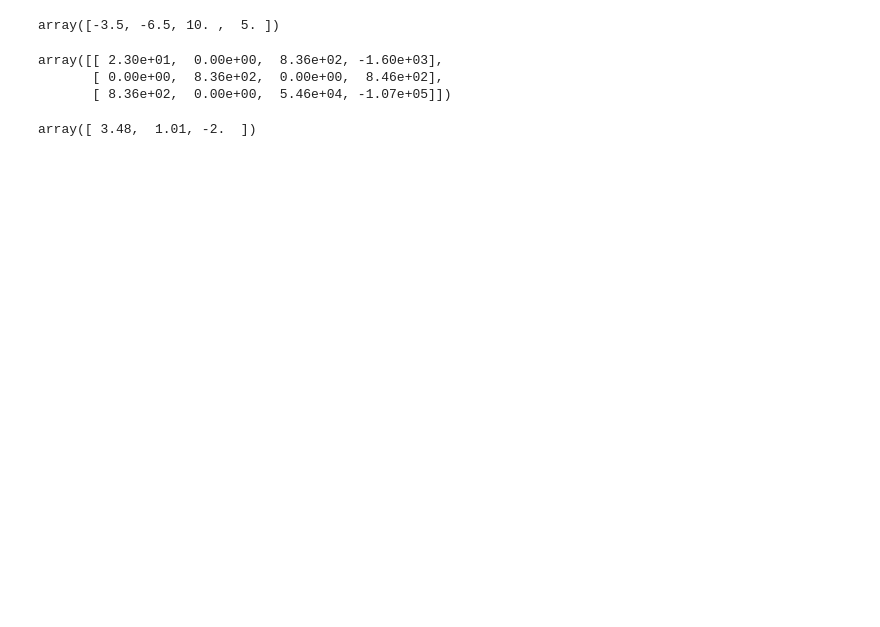
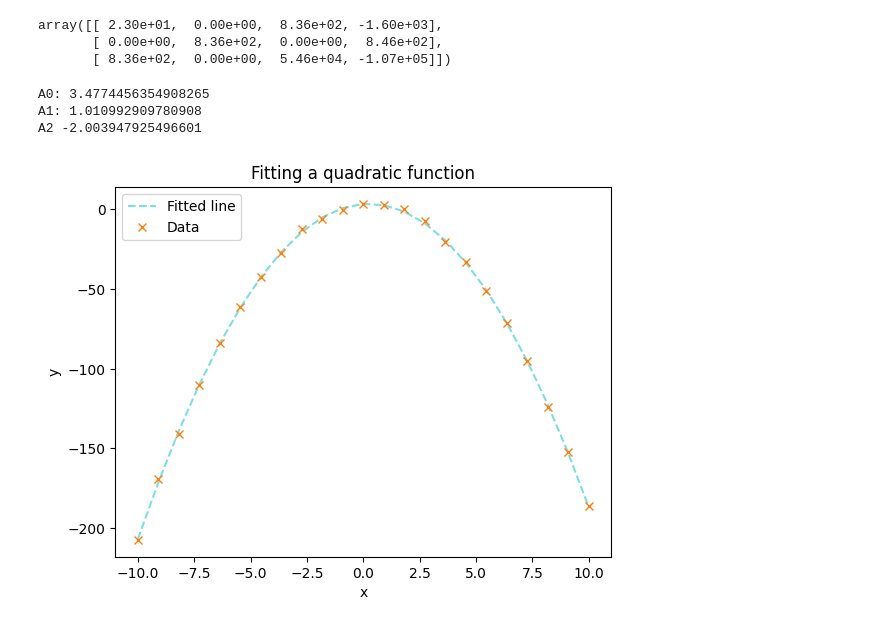
Before and after one commit to nashgabs/scaling-lamp, a Jupyter notebook: notebooks/w3 quadratic fit.ipynb, the cells around one changed output. Saved outputs shown, nothing was run; the diff lists cells and outputs as text; code cells hidden in the pictures; blank space fills up the shorter version.

```diff
--- a/notebooks/w3 quadratic fit.ipynb
+++ b/notebooks/w3 quadratic fit.ipynb
@@ -74,10 +22,6 @@ def gauss_elim(N,augmat): #where N gives height
                 sum += x[j]*augmat[i,j] #sum of other x-vector elements * factors
         x[i] = (augmat[i,N]-sum)/augmat[i,i]
     return x
-array = np.array([[2,2,4,-2,10],[1,3,2,4,17],[3,1,3,1,18],[1,3,4,2,27]])
-gauss_elim(4,array)
-# %% [output]
-array([-3.5, -6.5, 10. ,  5. ])
 # %%
 #open csv data
 with open('data.csv', 'r') as f:
@@ -117,6 +61,21 @@ array([[ 2.30e+01,  0.00e+00,  8.36e+02, -1.60e+03],
        [ 0.00e+00,  8.36e+02,  0.00e+00,  8.46e+02],
        [ 8.36e+02,  0.00e+00,  5.46e+04, -1.07e+05]])
 # %%
-gauss_elim(augmat.shape[0], augmat)
+a = gauss_elim(augmat.shape[0], augmat)
+
+X1, X2 = val[:,0], np.linspace(-10,10,23)
+Y1, Y2 = val[:,1], (a[0] + a[1]*X + a[2]*X**2)
+fig, ax = plt.subplots()
+ax.plot(X2, Y2, color="c", alpha=0.5, linestyle='--', label='Fitted line')
+ax.plot(X1, Y1, color="C1", marker='x', linestyle='none', label='Data')
+ax.set_title('Fitting a quadratic function')
+ax.set_xlabel('x')
+ax.set_ylabel('y')
+ax.legend(loc="upper left")
+print('A0:', a[0], '\nA1:', a[1],
+      '\nA2', a[2])
 # %% [output]
-array([ 3.48,  1.01, -2.  ])
+A0: 3.4774456354908265
+A1: 1.010992909780908
+A2 -2.003947925496601
+[figure, added]
```
Also changed, not shown: parts of 4 cells of this notebook, 1 other file.
